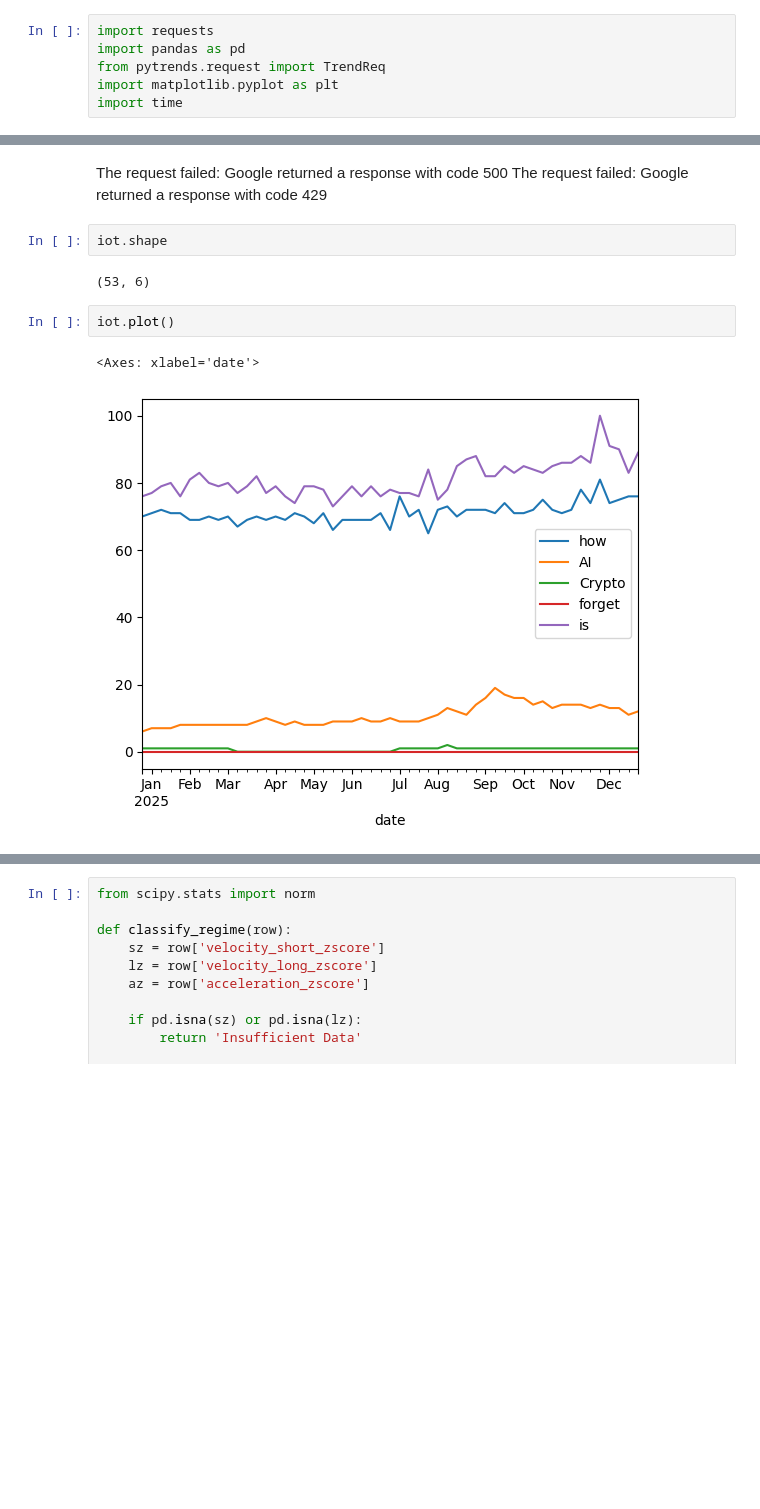
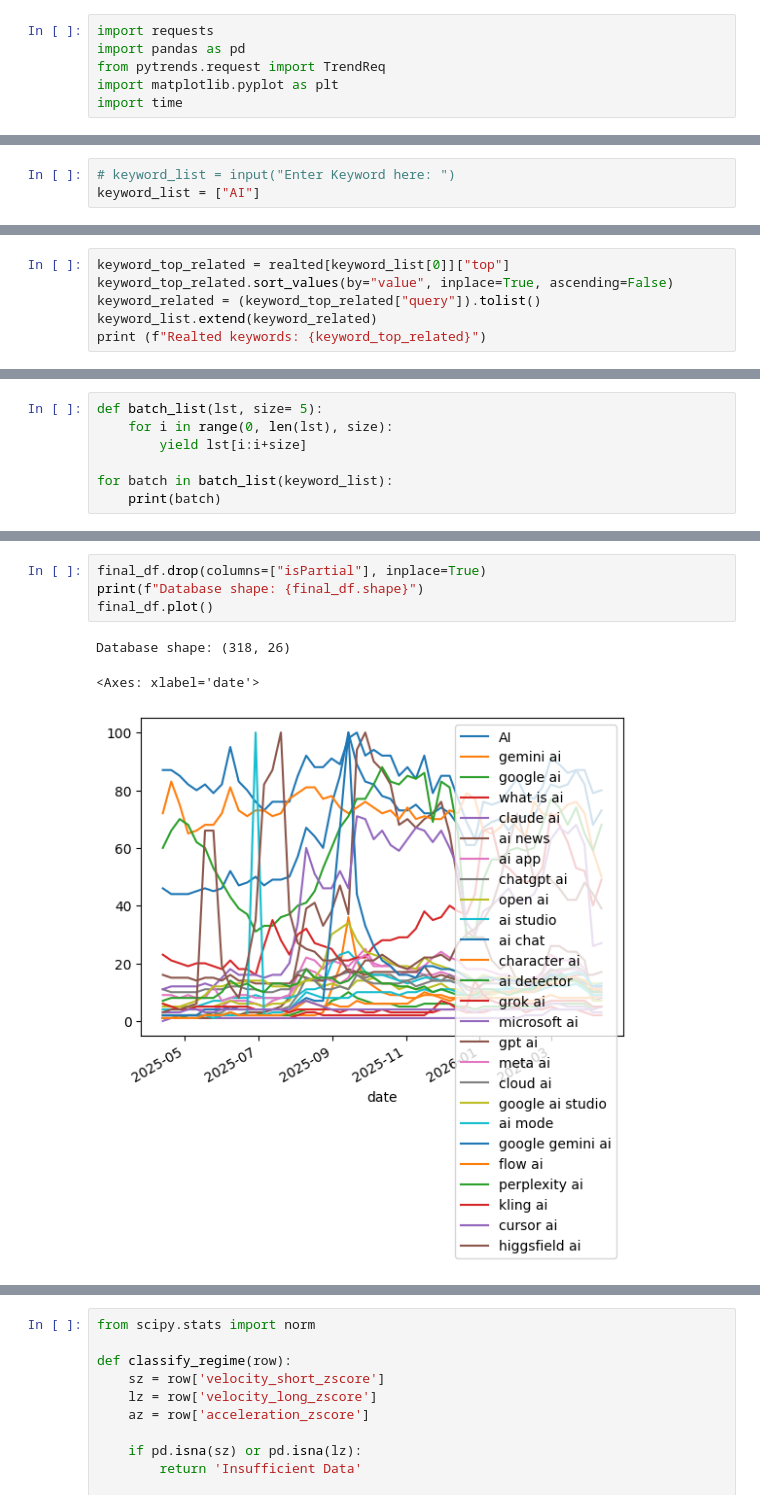
Before and after one commit to writingeye/SingalFlow--SEO_Trend_Detection, a Jupyter notebook: SignalFlow.ipynb, the cells around one changed output, grey strips where cells are left out. Saved outputs shown, nothing was run; the diff lists cells and outputs as text; blank space fills up the shorter version.

```diff
--- a/SignalFlow.ipynb
+++ b/SignalFlow.ipynb
@@ -20,0 +7,3 @@ import time
+# %%
+# keyword_list = input("Enter Keyword here: ")
+keyword_list = ["AI"]
@@ -20,0 +87,6 @@ import time
+# %%
+keyword_top_related = realted[keyword_list[0]]["top"]
+keyword_top_related.sort_values(by="value", inplace=True, ascending=False)
+keyword_related = (keyword_top_related["query"]).tolist()
+keyword_list.extend(keyword_related)
+print (f"Realted keywords: {keyword_top_related}")
@@ -20,0 +111,7 @@ import time
+# %%
+def batch_list(lst, size= 5):
+    for i in range(0, len(lst), size):
+        yield lst[i:i+size]
+
+for batch in batch_list(keyword_list):
+    print(batch)
@@ -81,12 +245,8 @@ Sending request...
-# %% [markdown]
-The request failed: Google returned a response with code 500
-The request failed: Google returned a response with code 429
-# %%
-iot.shape
-# %% [output]
-(53, 6)
 # %%
-iot.plot()
+final_df.drop(columns=["isPartial"], inplace=True)
+print(f"Database shape: {final_df.shape}")
+final_df.plot()
 # %% [output]
-<Axes: xlabel='date'>
+Database shape: (318, 26)
+<Axes: xlabel='date'>
-[figure, old version]
+[figure, new version]
```
Also changed, not shown: parts of 26 cells of this notebook.
